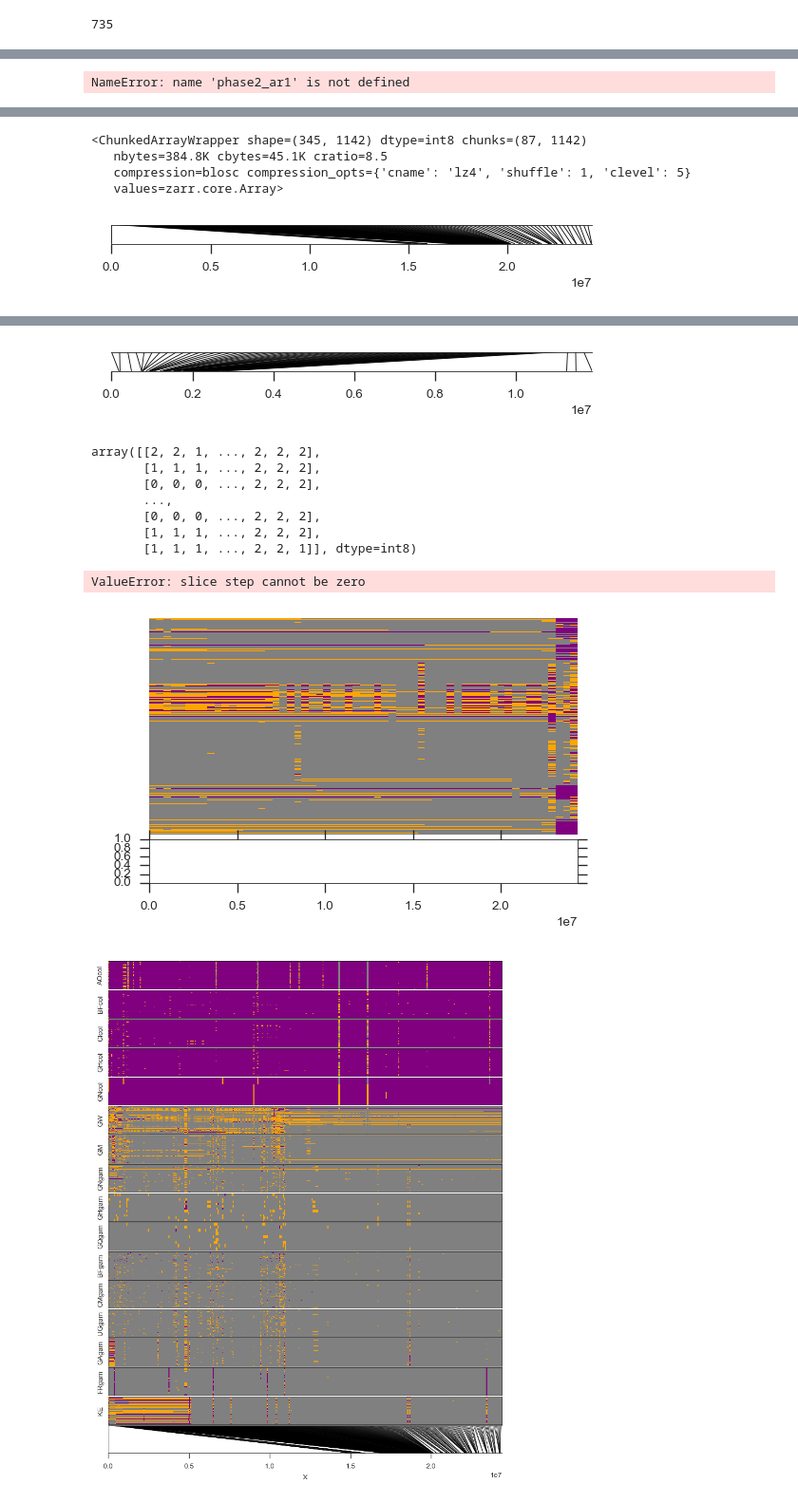
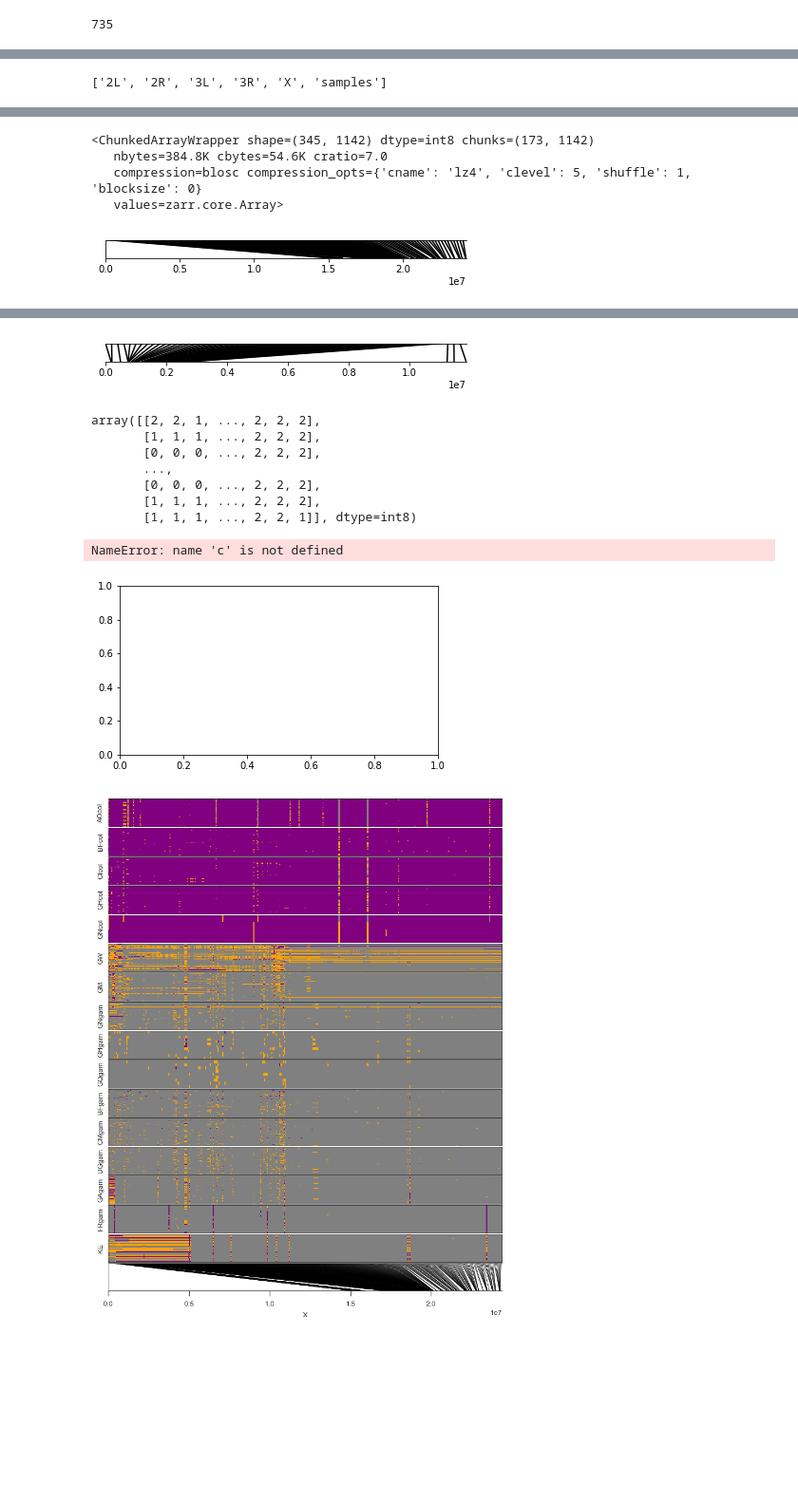
Before and after one commit to alimanfoo/ag1000g-phase2-data-paper, a Jupyter notebook: notebooks/Figure_ancestry_informative_markers.ipynb, the cells around one changed output, grey strips where cells are left out. Shown at 95% size. Drawn from its saved outputs; the diff is of its cells as text; code cells hidden in the pictures; blank space fills up the shorter version.

Commit message:
fixed zarr rsync issue

```diff
--- a/notebooks/Figure_ancestry_informative_markers.ipynb
+++ b/notebooks/Figure_ancestry_informative_markers.ipynb
@@ -25,6 +28,7 @@ len(tbl_neaf)
 # %% [output]
 735
 # %%
-chrom = '3R'
+chrom = 'X'
 # %%
-callset_pass= zarr.open_group('../../../kwiat/vector/ag1000g/release/phase2.AR1/variation/main/zarr2/ag1000g.phase2.ar1.pass.biallelic/3R', mode='a')
+callset_pass_biallelic = zarr.open_group('/home/chris/kwiat/vector/ag1000g/release/phase2.AR1/variation/main/zarr2/ag1000g.phase2.ar1.pass.biallelic', mode='a')
+callset_pass_biallelic
@@ -35,3 +41,4 @@ callset_pass
 # %%
 # load Ag1000G SNP positions
-pos = allel.SortedIndex(callset_pass['variants/POS'])
+pos = allel.SortedIndex(callset_pass_biallelic[chrom]['variants/POS'])
+pos
@@ -55,7 +57,7 @@ def compute_aim_gn(chrom):
     pos_neaf = tbl_neaf.eq('chrom', chrom).values('pos').array()
 
     # load Ag1000G SNP positions
-    pos = allel.SortedIndex(phase2_ar1.callset_pass_biallelic[chrom]['variants/POS'])
+    pos = allel.SortedIndex(callset_pass_biallelic[chrom]['variants/POS'])
 
     # locate intersection
     loc1, loc2 = pos.locate_intersection(pos_neaf)
@@ -66,9 +68,9 @@ def compute_aim_gn(chrom):
     # subselect SNP tables
     tbl_neaf_isec = tbl_neaf.selectin('pos', pos_isec)
 
-    callset_fn = '../../../data/kwiat/vector/ag1000g/release/phase2.AR1/variation/main/hdf5/biallelic/ag1000g.phase2.ar1.pass.biallelic.h5'
-    callset = zarr.File(callset_fn, mode='r')
-    vtbl_isec = allel.VariantChunkedTable(callset[chrom]['variants'], names=('CHROM', 'POS', 'REF', 'ALT'))
+#     callset_fn = '../../../data/kwiat/vector/ag1000g/release/phase2.AR1/variation/main/hdf5/biallelic/ag1000g.phase2.ar1.pass.biallelic.h5'
+#     callset = zarr.(callset_fn, mode='r')
+    vtbl_isec = allel.VariantChunkedTable(callset_pass_biallelic[chrom]['variants'], names=('CHROM', 'POS', 'REF', 'ALT'))
     vtbl_isec = vtbl_isec.compress(loc1)
     # create allele mapping
     ref = vtbl_isec.REF
@@ -79,7 +81,7 @@ def compute_aim_gn(chrom):
     mapping = allel.create_allele_mapping(ref, alt, alleles)
 
     # load genotypes
-    genotype_isec = allel.GenotypeChunkedArray(phase2_ar1.callset_pass_biallelic[chrom]['calldata/genotype'])
+    genotype_isec = allel.GenotypeChunkedArray(callset_pass_biallelic[chrom]['calldata/genotype'])
     genotype_isec = genotype_isec.compress(loc1)
 
     # map alleles
@@ -87,10 +89,12 @@ def compute_aim_gn(chrom):
     gn_aim = genotype_aim.to_n_alt()
 
     return gn_aim, pos_isec
+# %%
+list(callset_pass_biallelic.keys())
+# %% [output]
+['2L', '2R', '3L', '3R', 'X', 'samples']
 # %%
 gn_aim, pos_isec = compute_aim_gn('X')
-# %% [output]
-NameError: name 'phase2_ar1' is not defined
 # %%
 pos_isec
 # %% [output]
@@ -100,14 +104,14 @@ pos_isec
 # %%
 gn_aim
 # %% [output]
-<ChunkedArrayWrapper shape=(345, 1142) dtype=int8 chunks=(87, 1142)
-   nbytes=384.8K cbytes=45.1K cratio=8.5
-   compression=blosc compression_opts={'cname': 'lz4', 'shuffle': 1, 'clevel': 5}
+<ChunkedArrayWrapper shape=(345, 1142) dtype=int8 chunks=(173, 1142)
+   nbytes=384.8K cbytes=54.6K cratio=7.0
+   compression=blosc compression_opts={'cname': 'lz4', 'clevel': 5, 'shuffle': 1, 'blocksize': 0}
    values=zarr.core.Array>
 # %%
 allel.plot_variant_locator(pos_isec, ax=None, start=0, line_kwargs=dict(color='k'));
 # %% [output]
-[figure, old version]
+[figure, new version]
 # %%
 gn_aim, pos_isec = compute_aim_gn('2L')
 # %%
@@ -119,7 +123,7 @@ pos_isec
 # %%
 allel.plot_variant_locator(pos_isec, step= 1, ax=None, start=0, line_kwargs=dict(color='k'));
 # %% [output]
-[figure, old version]
+[figure, new version]
 # %%
 gn_rot = np.rot90(np.asarray(gn_aim))
 # %%
@@ -135,29 +139,28 @@ array([[2, 2, 1, ..., 2, 2, 2],
 # %%
 fig = plt.figure()
 
 # define subplot layout
 gs_nrows = 2
 gs_ncols = 1
-gs = mpl.gridspec.GridSpec(gs_nrows, gs_ncols, hspace=0.04, wspace=0.04, height_ratios=[2.5, .5])
+gs = matplotlib.gridspec.GridSpec(gs_nrows, gs_ncols, hspace=0.04, wspace=0.04, height_ratios=[2.5, .5])
 
 ax =fig.add_subplot(gs[0, 0])
 grr = gn_rot
 cMap = c.ListedColormap(['gray',  'orange', 'purple'])
 ax.pcolormesh(grr, cmap = cMap)
 y_max = grr.shape[0]
 ax.set_ylim(0, y_max)
 x_max = grr.shape[1]
 ax.set_xlim(0, x_max)
 ax.axis('off')
 #counter += 1
 
-
-ax =fig.add_subplot(gs[1,0])
+ax = fig.add_subplot(gs[1,0])
 stop = len(phase2_ar1.genome_agamp3['X']) + 1
 allel.plot_variant_locator(pos_isec, ax=ax, start=0, stop=stop, line_kwargs=dict(color='k'));
 # %% [output]
-ValueError: slice step cannot be zero
+NameError: name 'c' is not defined
-[figure, old version]
+[figure, new version]
 # %%
 counter = {
     'AOcol' : 0,
```
Also changed, not shown: parts of 7 cells of this notebook.
